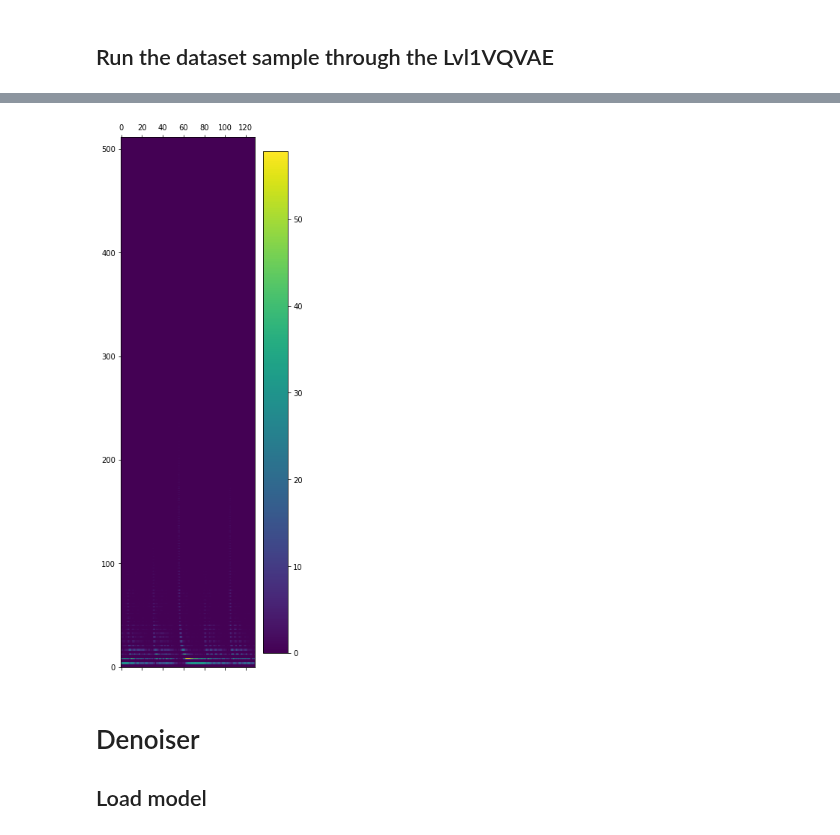
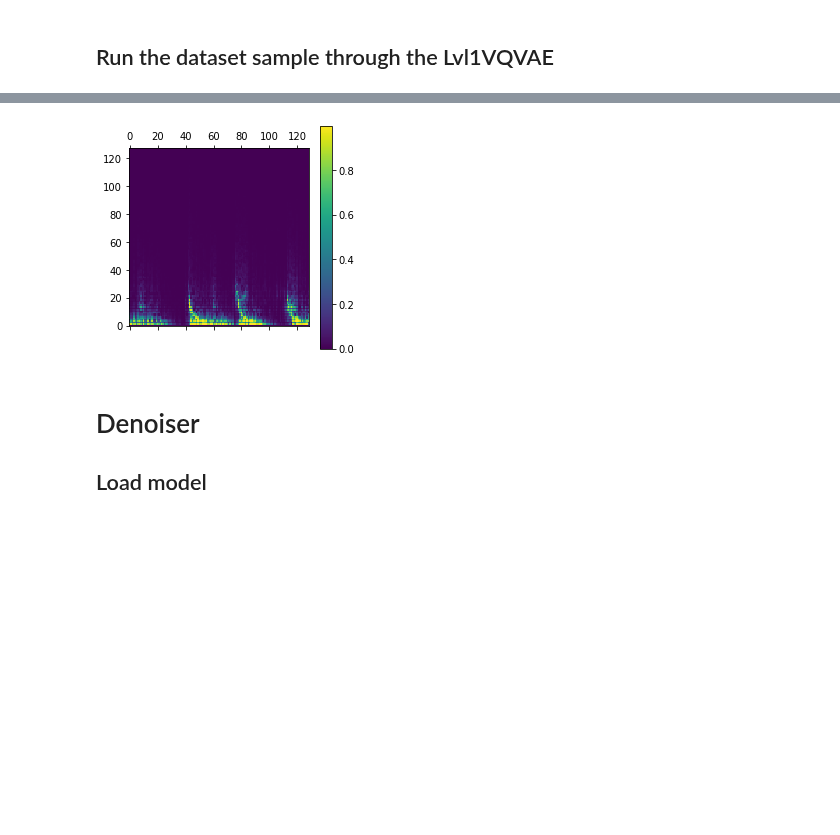
Before and after one commit to VovaTch/Infected_hdiff, a Jupyter notebook: test_lvl1_vqvae.ipynb, the cells around one changed output, grey strips where cells are left out. Saved outputs shown, nothing was run; the diff lists cells and outputs as text; code cells hidden in the pictures; blank space fills up the shorter version.

```diff
--- a/test_lvl1_vqvae.ipynb
+++ b/test_lvl1_vqvae.ipynb
@@ -26,7 +26,7 @@ device = 'cuda' if torch.cuda.is_available() else 'cpu'
 # %% [markdown]
 ## Define Mel Spectrogram, and other spectrograms
 # %%
-mel_spec_new = torchaudio.transforms.MelSpectrogram(n_fft=1024, hop_length=512, n_mels=256,
+mel_spec_new = torchaudio.transforms.MelSpectrogram(n_fft=512, hop_length=128, n_mels=128,
                                                     pad_mode='reflect', power=1.0, norm= "slaney", mel_scale= "htk").to(device)
 # %% [markdown]
 ## Load the model
@@ -123,11 +123,11 @@ IPython.display.Audio(filename="sample_out.mp3")
 [interactive output not drawn]
 # %%
 mel_spec = mel_spec_new(music_sample_rec[0, ...])
-plt.matshow(mel_spec.cpu().detach().numpy(), origin='lower')
+plt.matshow(torch.tanh(mel_spec).cpu().detach().numpy(), origin='lower')
 plt.colorbar()
 plt.show()
 # %% [output]
-[figure, old version]
+[figure, new version]
 # %% [markdown]
 # Denoiser
 
```
Also changed, not shown: parts of 6 cells of this notebook, 4 other files.
